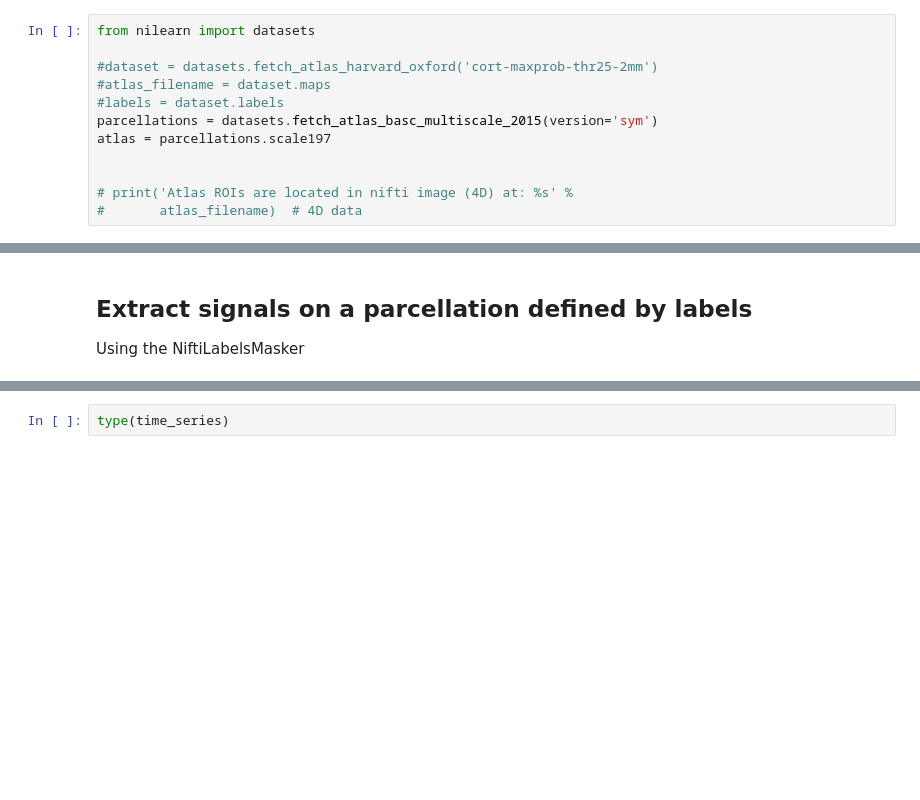
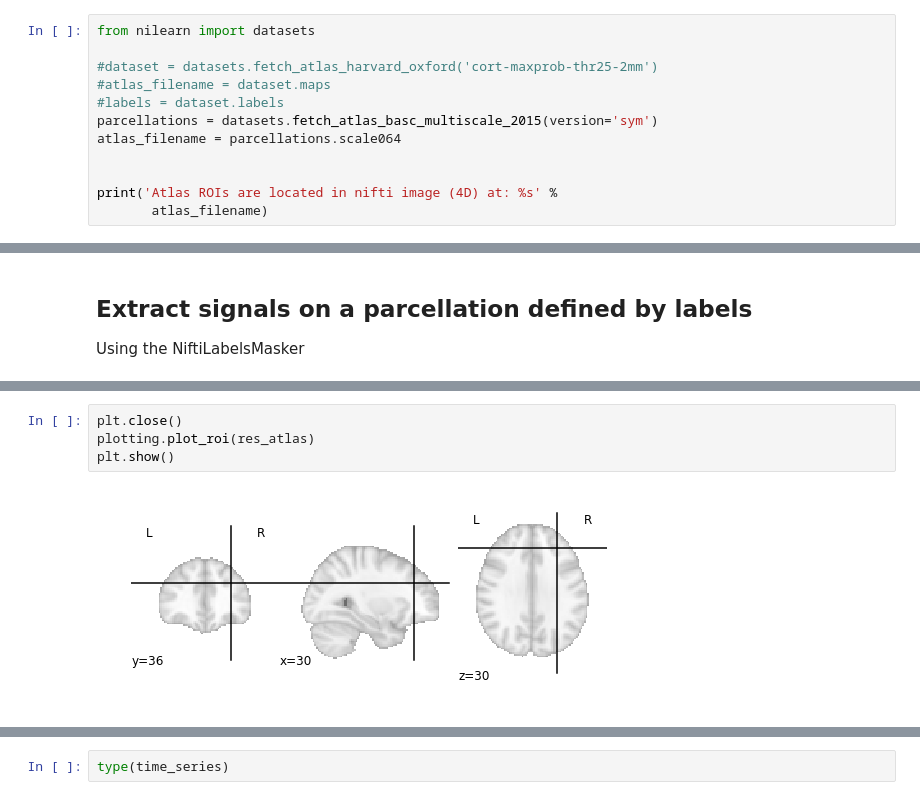
Before and after one commit to illdopejake/RS2018_Nilearn_tutorial, a Jupyter notebook: ADAPTED_plot_signal_extraction.ipynb, the cells around one changed output, grey strips where cells are left out. Drawn from its saved outputs; the diff is of its cells as text; blank space fills up the shorter version.

```diff
--- a/ADAPTED_plot_signal_extraction.ipynb
+++ b/ADAPTED_plot_signal_extraction.ipynb
@@ -39,8 +39,8 @@ from nilearn import datasets
 #atlas_filename = dataset.maps
 #labels = dataset.labels
 parcellations = datasets.fetch_atlas_basc_multiscale_2015(version='sym')
-atlas = parcellations.scale197
+atlas_filename = parcellations.scale064
 
 
-# print('Atlas ROIs are located in nifti image (4D) at: %s' %
-#       atlas_filename)  # 4D data
+print('Atlas ROIs are located in nifti image (4D) at: %s' %
+       atlas_filename)
@@ -69,2 +114,8 @@ Using the NiftiLabelsMasker
+# %%
+plt.close()
+plotting.plot_roi(res_atlas)
+plt.show()
+# %% [output]
+[figure, added]
 # %%
 from nilearn.input_data import NiftiLabelsMasker
```
Also changed, not shown: parts of 14 cells of this notebook.
